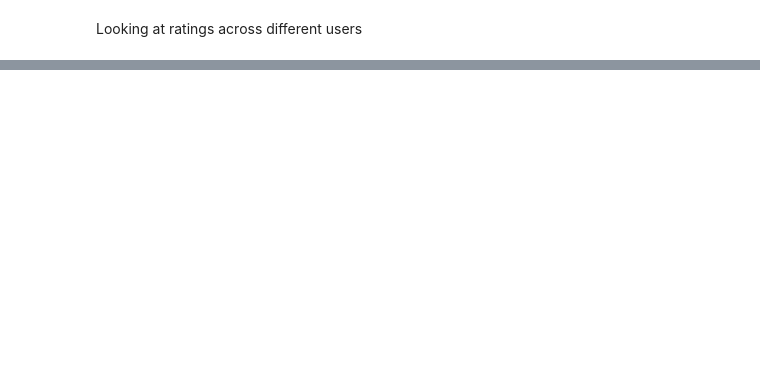
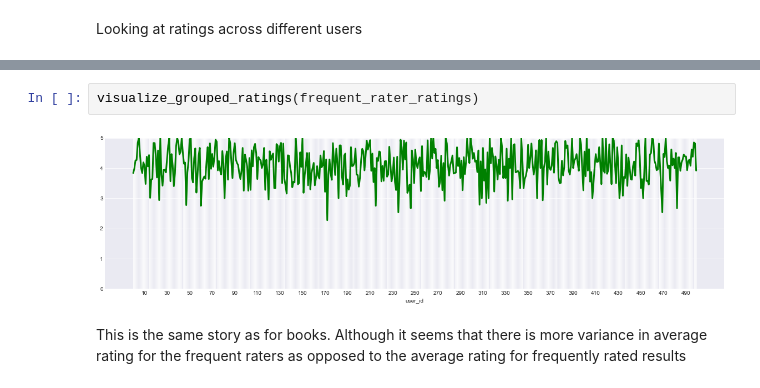
Before and after one commit to MattB17/MLProject, a Jupyter notebook: Exploratory.ipynb, the cells around one changed output, grey strips where cells are left out. Cells and saved outputs as stored; diff of their text form; blank space fills up the shorter version.

```diff
--- a/Exploratory.ipynb
+++ b/Exploratory.ipynb
@@ -429,0 +451,6 @@ grouped_users = all_interactions_df.groupby(all_interactions_df['user_id'])['rat
+# %%
+visualize_grouped_ratings(frequent_rater_ratings)
+# %% [output]
+[figure, added]
+# %% [markdown]
+This is the same story as for books. Although it seems that there is more variance in average rating for the frequent raters as opposed to the average rating for frequently rated results
```
Also changed, not shown: parts of 10 cells of this notebook.
